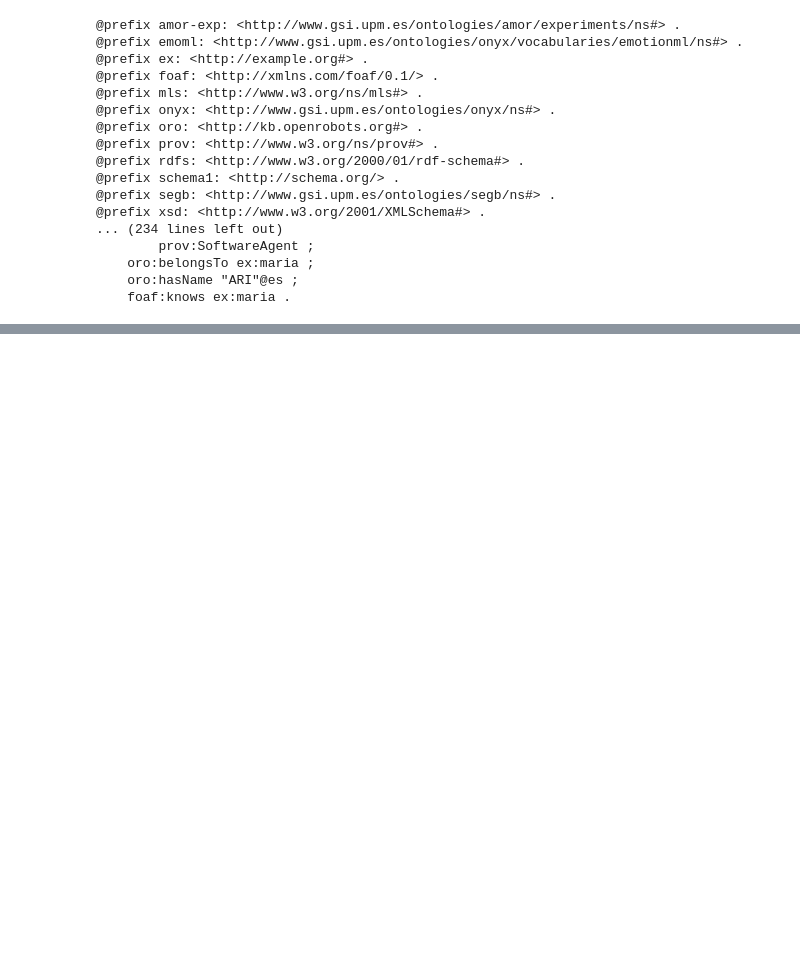
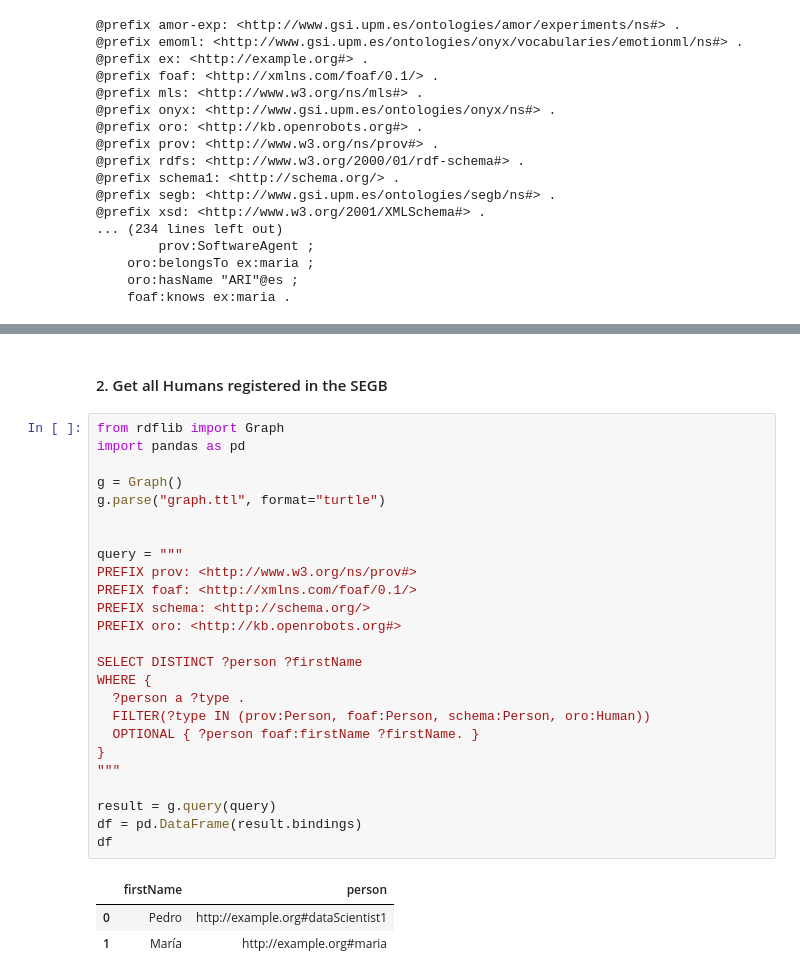
Before and after one commit to Pokoyokjk/TFG_Gloria, a Jupyter notebook: tutorial/SEGB_tutorial.ipynb, the cells around one changed output, grey strips where cells are left out. Cells and saved outputs as stored; diff of their text form; blank space fills up the shorter version.

```diff
--- a/tutorial/SEGB_tutorial.ipynb
+++ b/tutorial/SEGB_tutorial.ipynb
@@ -562,0 +649,31 @@ html/segb_graph_10.html
+# %% [markdown]
+#### 2. Get all Humans registered in the SEGB
+# %%
+from rdflib import Graph
+import pandas as pd
+
+g = Graph()
+g.parse("graph.ttl", format="turtle")
+
+
+query = """
+PREFIX prov: <http://www.w3.org/ns/prov#>
+PREFIX foaf: <http://xmlns.com/foaf/0.1/>
+PREFIX schema: <http://schema.org/>
+PREFIX oro: <http://kb.openrobots.org#>
+
+SELECT DISTINCT ?person ?firstName
+WHERE {
+  ?person a ?type .
+  FILTER(?type IN (prov:Person, foaf:Person, schema:Person, oro:Human))
+  OPTIONAL { ?person foaf:firstName ?firstName. }
+}
+"""
+
+result = g.query(query)
+df = pd.DataFrame(result.bindings)
+df
+# %% [output]
+|  | firstName | person |
+| 0 | Pedro | http://example.org#dataScientist1 |
+| 1 | María | http://example.org#maria |
```
Also changed, not shown: parts of 34 cells of this notebook, 11 other files.
